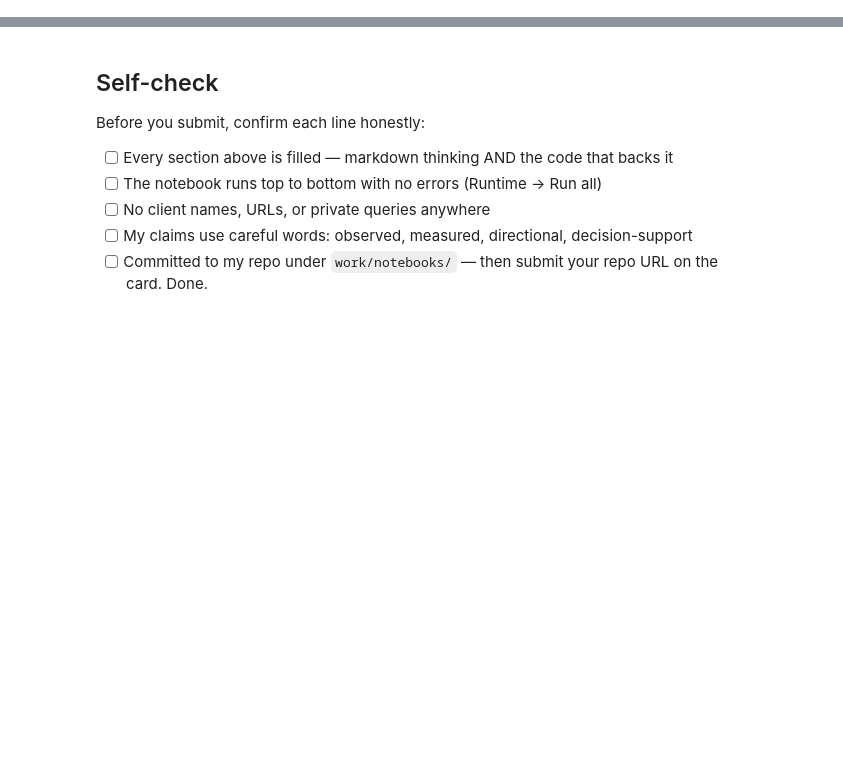
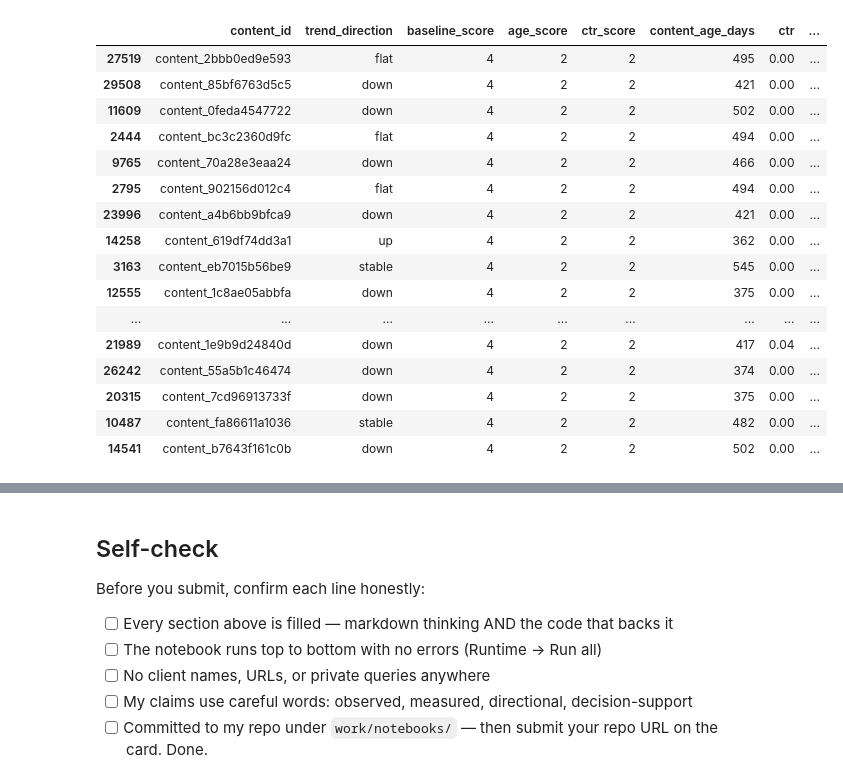
Before and after one commit to aniqaatiq842-commits/Flyrank-ML-INTERNSHIP, a Jupyter notebook: work/notebooks/w05_model.ipynb, the cells around one changed output, grey strips where cells are left out. Cells and saved outputs as stored; diff of their text form; code cells hidden in the pictures; blank space fills up the shorter version.

```diff
--- a/work/notebooks/w05_model.ipynb
+++ b/work/notebooks/w05_model.ipynb
@@ -19,0 +152,13 @@ This skeleton is yours to fill. Work the sections **in order** — each one has
+# %%
+from sklearn.model_selection import train_test_split
+
+X_train, X_test, y_train, y_test = train_test_split(
+    X,
+    y,
+    test_size=0.20,
+    random_state=42,
+    stratify=y
+)
+
+print("Training rows:", len(X_train))
+print("Testing rows:", len(X_test))
@@ -26,0 +425,62 @@ This skeleton is yours to fill. Work the sections **in order** — each one has
+# %%
+import numpy as np
+
+baseline_test = df.loc[X_test.index].copy()
+
+# Exact Week-4 age score
+baseline_test["age_score"] = np.select(
+    [
+        baseline_test["content_age_days"] < 180,
+        baseline_test["content_age_days"] < 360,
+        baseline_test["content_age_days"] >= 360
+    ],
+    [
+        0,
+        1,
+        2
+    ],
+    default=0
+)
+
+# Exact Week-4 CTR opportunity rule
+baseline_test["ctr_opportunity"] = (
+    (baseline_test["avg_position"] <= 10) &
+    (baseline_test["ctr"] < 0.05)
+)
+
+# Exact Week-4 CTR score
+baseline_test["ctr_score"] = np.where(
+    baseline_test["ctr_opportunity"],
+    2,
+    0
+)
+
+# Exact Week-4 baseline score
+baseline_test["baseline_score"] = (
+    baseline_test["age_score"] +
+    baseline_test["ctr_score"]
+)
+
+# Rank baseline
+baseline_test = baseline_test.sort_values(
+    ["baseline_score", "age_score", "ctr_score"],
+    ascending=[False, False, False]
+)
+
+print("Baseline test-set rows:", len(baseline_test))
+
+display(
+    baseline_test[
+        [
+            "content_id",
+            "trend_direction",
+            "baseline_score",
+            "age_score",
+            "ctr_score",
+            "content_age_days",
+            "ctr",
+            "avg_position"
+        ]
+    ].head(20)
+)
+# %% [output]
@@ -26,0 +488,17 @@ This skeleton is yours to fill. Work the sections **in order** — each one has
+|  | content_id | trend_direction | baseline_score | age_score | ctr_score | content_age_days | ctr | ... |
+| 27519 | content_2bbb0ed9e593 | flat | 4 | 2 | 2 | 495 | 0.00 | ... |
+| 29508 | content_85bf6763d5c5 | down | 4 | 2 | 2 | 421 | 0.00 | ... |
+| 11609 | content_0feda4547722 | down | 4 | 2 | 2 | 502 | 0.00 | ... |
+| 2444 | content_bc3c2360d9fc | flat | 4 | 2 | 2 | 494 | 0.00 | ... |
+| 9765 | content_70a28e3eaa24 | down | 4 | 2 | 2 | 466 | 0.00 | ... |
+| 2795 | content_902156d012c4 | flat | 4 | 2 | 2 | 494 | 0.00 | ... |
+| 23996 | content_a4b6bb9bfca9 | down | 4 | 2 | 2 | 421 | 0.00 | ... |
+| 14258 | content_619df74dd3a1 | up | 4 | 2 | 2 | 362 | 0.00 | ... |
+| 3163 | content_eb7015b56be9 | stable | 4 | 2 | 2 | 545 | 0.00 | ... |
+| 12555 | content_1c8ae05abbfa | down | 4 | 2 | 2 | 375 | 0.00 | ... |
+| ... | ... | ... | ... | ... | ... | ... | ... | ... |
+| 21989 | content_1e9b9d24840d | down | 4 | 2 | 2 | 417 | 0.04 | ... |
+| 26242 | content_55a5b1c46474 | down | 4 | 2 | 2 | 374 | 0.00 | ... |
+| 20315 | content_7cd96913733f | down | 4 | 2 | 2 | 375 | 0.00 | ... |
+| 10487 | content_fa86611a1036 | stable | 4 | 2 | 2 | 482 | 0.00 | ... |
+| 14541 | content_b7643f161c0b | down | 4 | 2 | 2 | 502 | 0.00 | ... |
```
Also changed, not shown: parts of 39 cells of this notebook.
